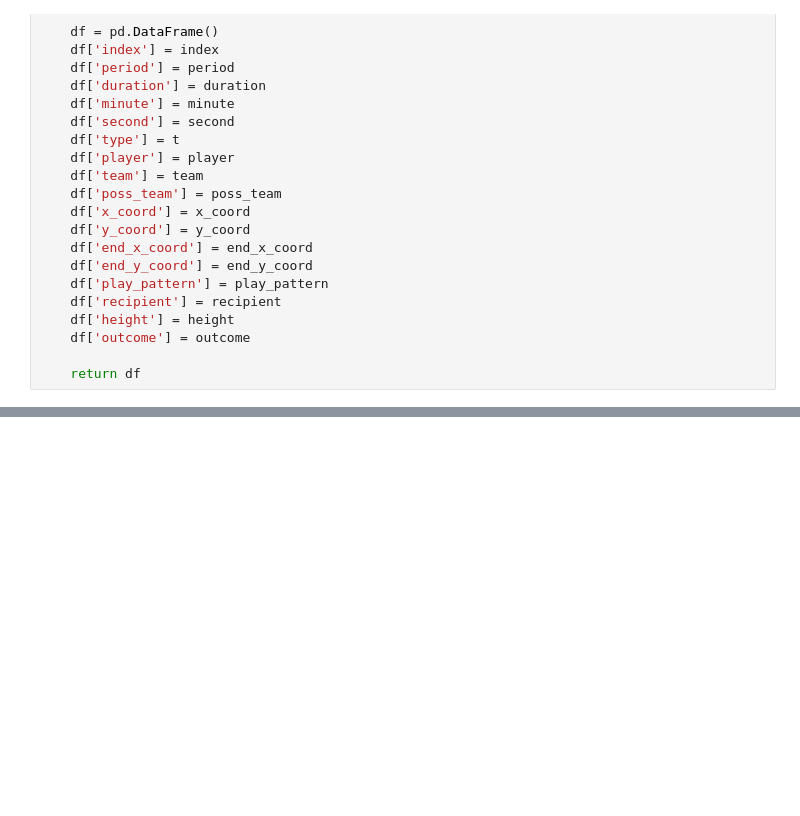
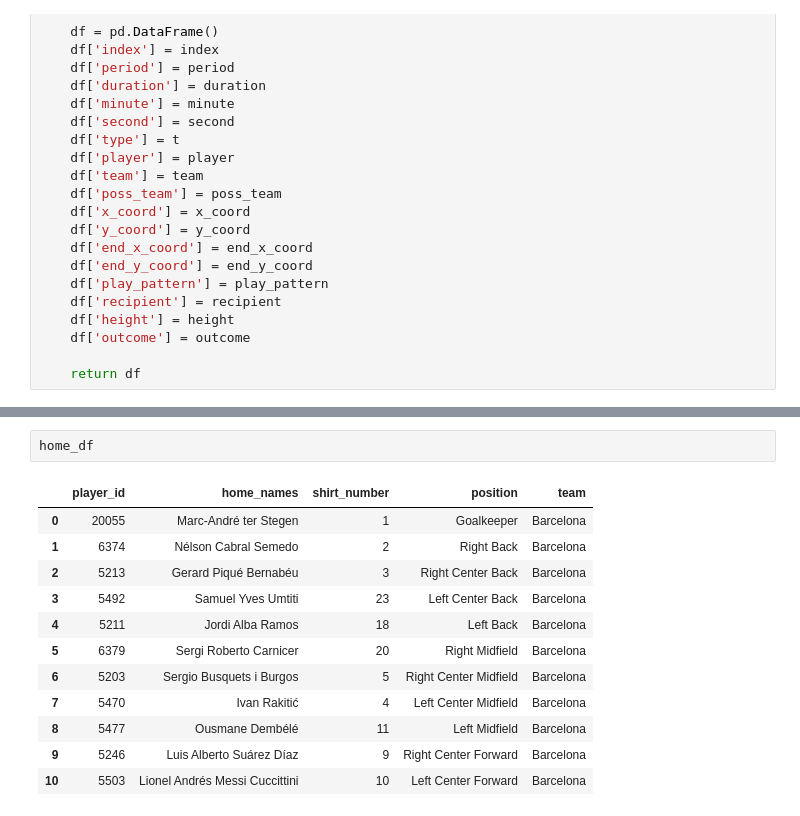
Before and after one commit to timflack/Football-Analysis, a Jupyter notebook: sbDataWalkthrough.ipynb, the cells around one changed output, grey strips where cells are left out. Drawn from its saved outputs; the diff is of its cells as text; blank space fills up the shorter version.

```diff
--- a/sbDataWalkthrough.ipynb
+++ b/sbDataWalkthrough.ipynb
@@ -206,0 +252,15 @@ df.head()
+# %%
+home_df
+# %% [output]
+|  | player_id | home_names | shirt_number | position | team |
+| 0 | 20055 | Marc-André ter Stegen | 1 | Goalkeeper | Barcelona |
+| 1 | 6374 | Nélson Cabral Semedo | 2 | Right Back | Barcelona |
+| 2 | 5213 | Gerard Piqué Bernabéu | 3 | Right Center Back | Barcelona |
+| 3 | 5492 | Samuel Yves Umtiti | 23 | Left Center Back | Barcelona |
+| 4 | 5211 | Jordi Alba Ramos | 18 | Left Back | Barcelona |
+| 5 | 6379 | Sergi Roberto Carnicer | 20 | Right Midfield | Barcelona |
+| 6 | 5203 | Sergio Busquets i Burgos | 5 | Right Center Midfield | Barcelona |
+| 7 | 5470 | Ivan Rakitić | 4 | Left Center Midfield | Barcelona |
+| 8 | 5477 | Ousmane Dembélé | 11 | Left Midfield | Barcelona |
+| 9 | 5246 | Luis Alberto Suárez Díaz | 9 | Right Center Forward | Barcelona |
+| 10 | 5503 | Lionel Andrés Messi Cuccittini | 10 | Left Center Forward | Barcelona |
```
Also changed, not shown: parts of 5 cells of this notebook.
